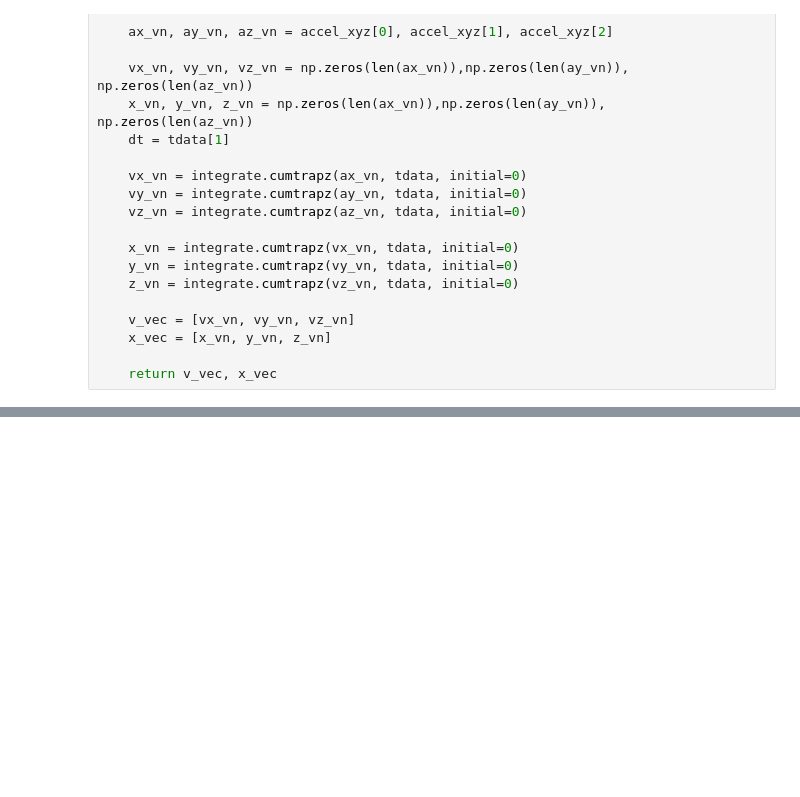
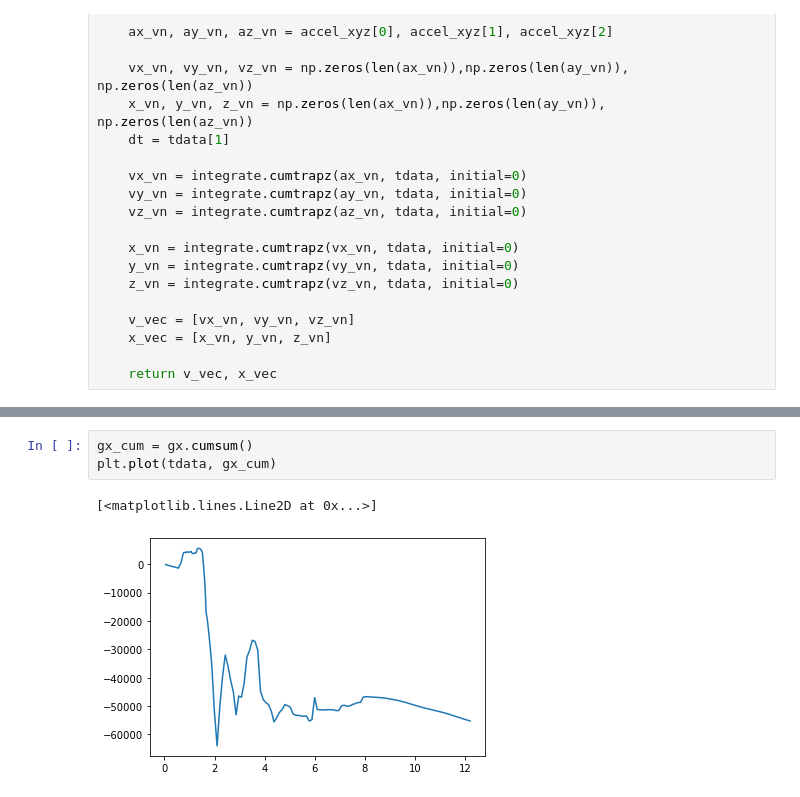
Before and after one commit to VADL-2022/IMU_VV, a Jupyter notebook: 04_IMU_Testing/alternatives/LSM_IMU_InLabTesting.ipynb, the cells around one changed output, grey strips where cells are left out. Cells and saved outputs as stored; diff of their text form; blank space fills up the shorter version.

```diff
--- a/04_IMU_Testing/alternatives/LSM_IMU_InLabTesting.ipynb
+++ b/04_IMU_Testing/alternatives/LSM_IMU_InLabTesting.ipynb
@@ -161,0 +84,6 @@ KeyError: 'Rate X'
+# %%
+gx_cum = gx.cumsum()
+plt.plot(tdata, gx_cum)
+# %% [output]
+[<matplotlib.lines.Line2D at 0x...>]
+[figure, added]
```
Also changed, not shown: parts of 23 cells of this notebook, 2 other files.
